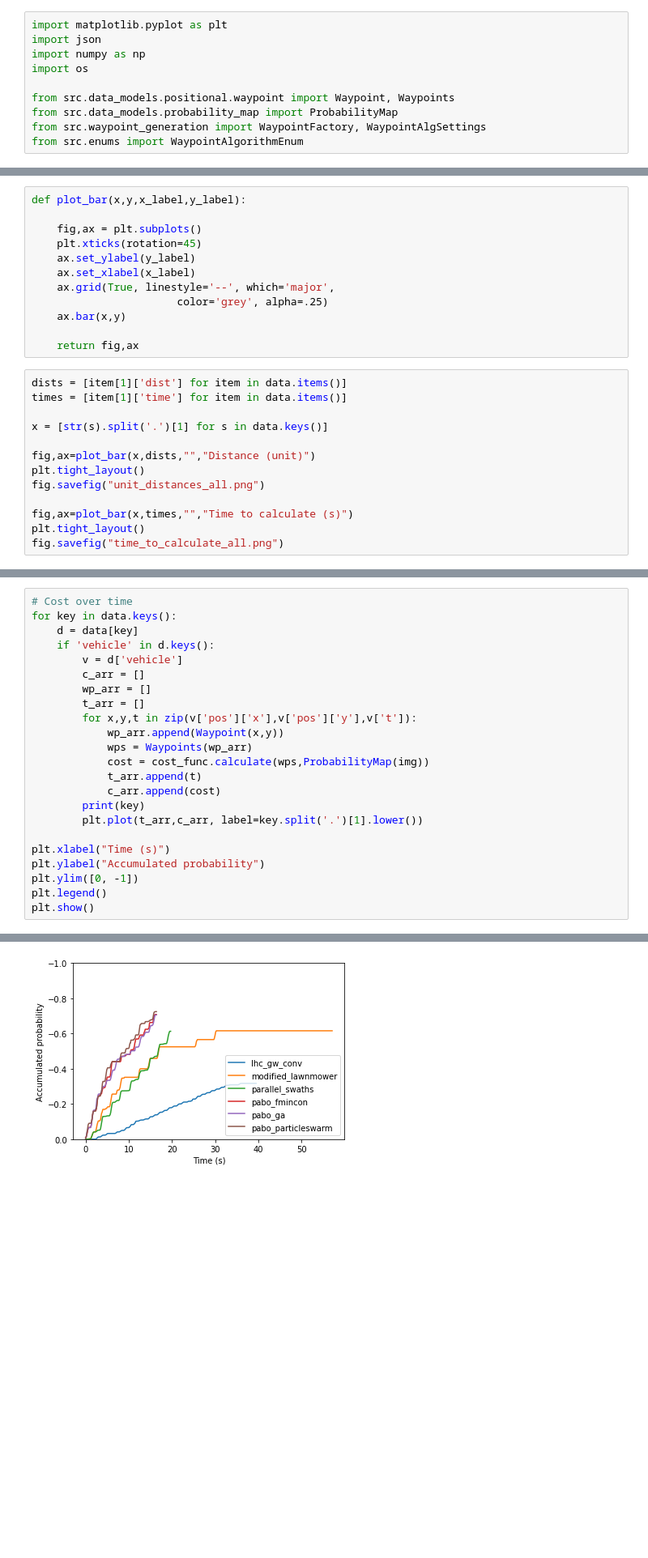
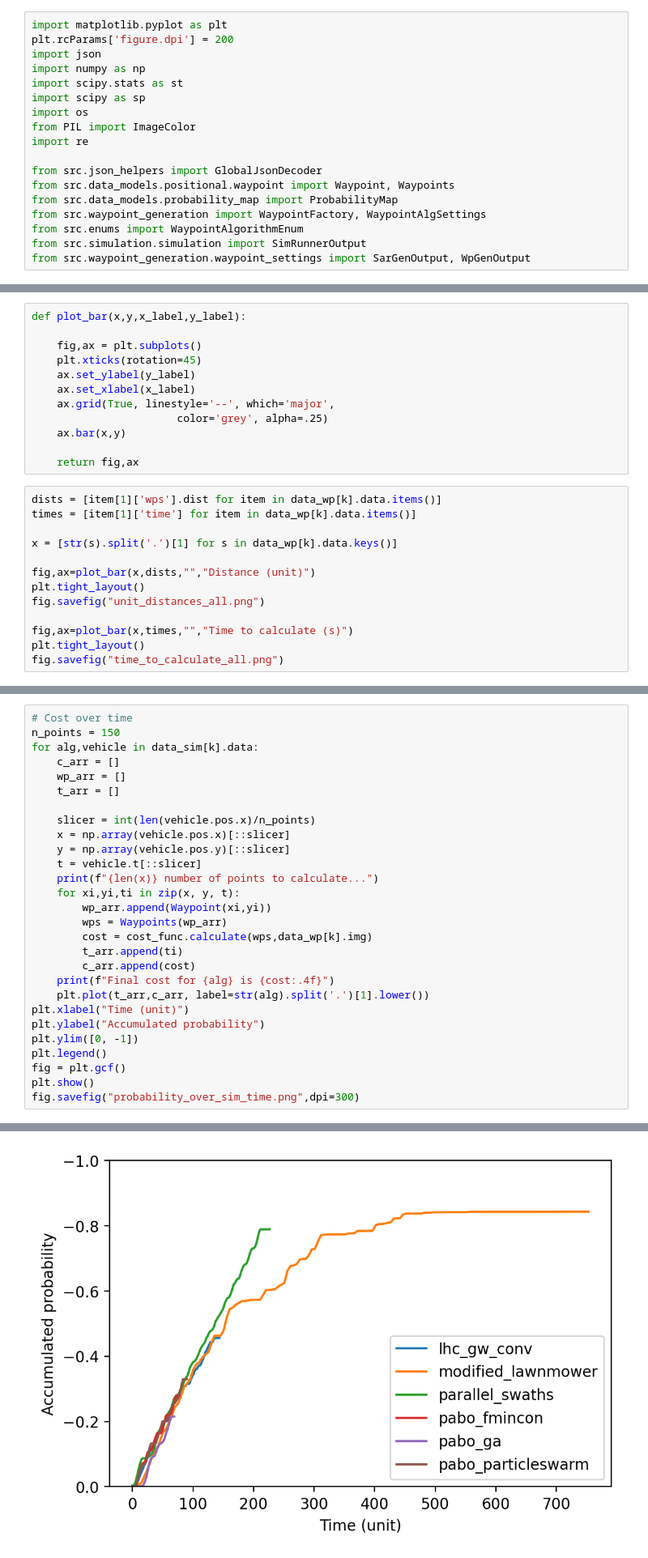
Before and after one commit to iwishiwasaneagle/OPP_4_SAR, a Jupyter notebook: visualize_data.ipynb, the cells around one changed output, grey strips where cells are left out. Shown at 81% size. Saved outputs shown, nothing was run; the diff lists cells and outputs as text; blank space fills up the shorter version.

```diff
--- a/visualize_data.ipynb
+++ b/visualize_data.ipynb
@@ -1,13 +1,21 @@
 # %%
 import matplotlib.pyplot as plt
+plt.rcParams['figure.dpi'] = 200
 import json
 import numpy as np
+import scipy.stats as st
+import scipy as sp
 import os
+from PIL import ImageColor
+import re
 
+from src.json_helpers import GlobalJsonDecoder
 from src.data_models.positional.waypoint import Waypoint, Waypoints
 from src.data_models.probability_map import ProbabilityMap
 from src.waypoint_generation import WaypointFactory, WaypointAlgSettings
 from src.enums import WaypointAlgorithmEnum
+from src.simulation.simulation import SimRunnerOutput
+from src.waypoint_generation.waypoint_settings import SarGenOutput, WpGenOutput
 # %%
 from src.waypoint_generation import CostFunc
 cost_func = CostFunc()
@@ -110,10 +148,10 @@ def plot_bar(x,y,x_label,y_label):
 
     return fig,ax
 # %%
-dists = [item[1]['dist'] for item in data.items()]
-times = [item[1]['time'] for item in data.items()]
+dists = [item[1]['wps'].dist for item in data_wp[k].data.items()]
+times = [item[1]['time'] for item in data_wp[k].data.items()]
 
-x = [str(s).split('.')[1] for s in data.keys()]
+x = [str(s).split('.')[1] for s in data_wp[k].data.keys()]
 
 fig,ax=plot_bar(x,dists,"","Distance (unit)")
 plt.tight_layout()
@@ -128,24 +166,29 @@ fig.savefig("time_to_calculate_all.png")
 # %%
 # Cost over time
-for key in data.keys():
-    d = data[key]
-    if 'vehicle' in d.keys():
-        v = d['vehicle']
-        c_arr = []
-        wp_arr = []
-        t_arr = []
-        for x,y,t in zip(v['pos']['x'],v['pos']['y'],v['t']):
-            wp_arr.append(Waypoint(x,y))
-            wps = Waypoints(wp_arr)
-            cost = cost_func.calculate(wps,ProbabilityMap(img))
-            t_arr.append(t)
-            c_arr.append(cost)
-        print(key)
-        plt.plot(t_arr,c_arr, label=key.split('.')[1].lower())
+n_points = 150
+for alg,vehicle in data_sim[k].data:
+    c_arr = []
+    wp_arr = []
+    t_arr = []
 
-plt.xlabel("Time (s)")
+    slicer = int(len(vehicle.pos.x)/n_points)
+    x = np.array(vehicle.pos.x)[::slicer]
+    y = np.array(vehicle.pos.y)[::slicer]
+    t = vehicle.t[::slicer]
+    print(f"{len(x)} number of points to calculate...")
+    for xi,yi,ti in zip(x, y, t):
+        wp_arr.append(Waypoint(xi,yi))
+        wps = Waypoints(wp_arr)
+        cost = cost_func.calculate(wps,data_wp[k].img)
+        t_arr.append(ti)
+        c_arr.append(cost)
+    print(f"Final cost for {alg} is {cost:.4f}")
+    plt.plot(t_arr,c_arr, label=str(alg).split('.')[1].lower())
+plt.xlabel("Time (unit)")
 plt.ylabel("Accumulated probability")
 plt.ylim([0, -1])
 plt.legend()
+fig = plt.gcf()
 plt.show()
+fig.savefig("probability_over_sim_time.png",dpi=300)
 # %% [output]
@@ -158,2 +207,2 @@ WaypointAlgorithmEnum.PABO_PARTICLESWARM
-[figure, old version]
+[figure, new version]
 # %%
```
Also changed, not shown: parts of 9 cells of this notebook.
